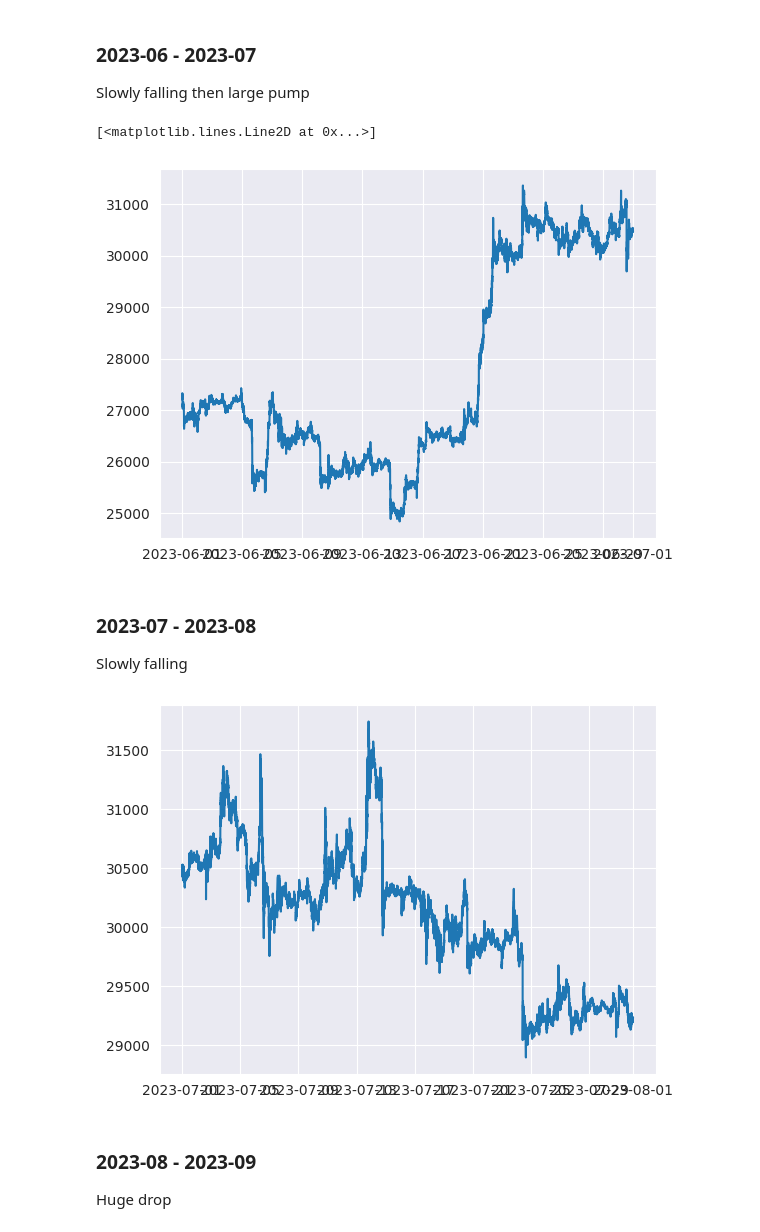
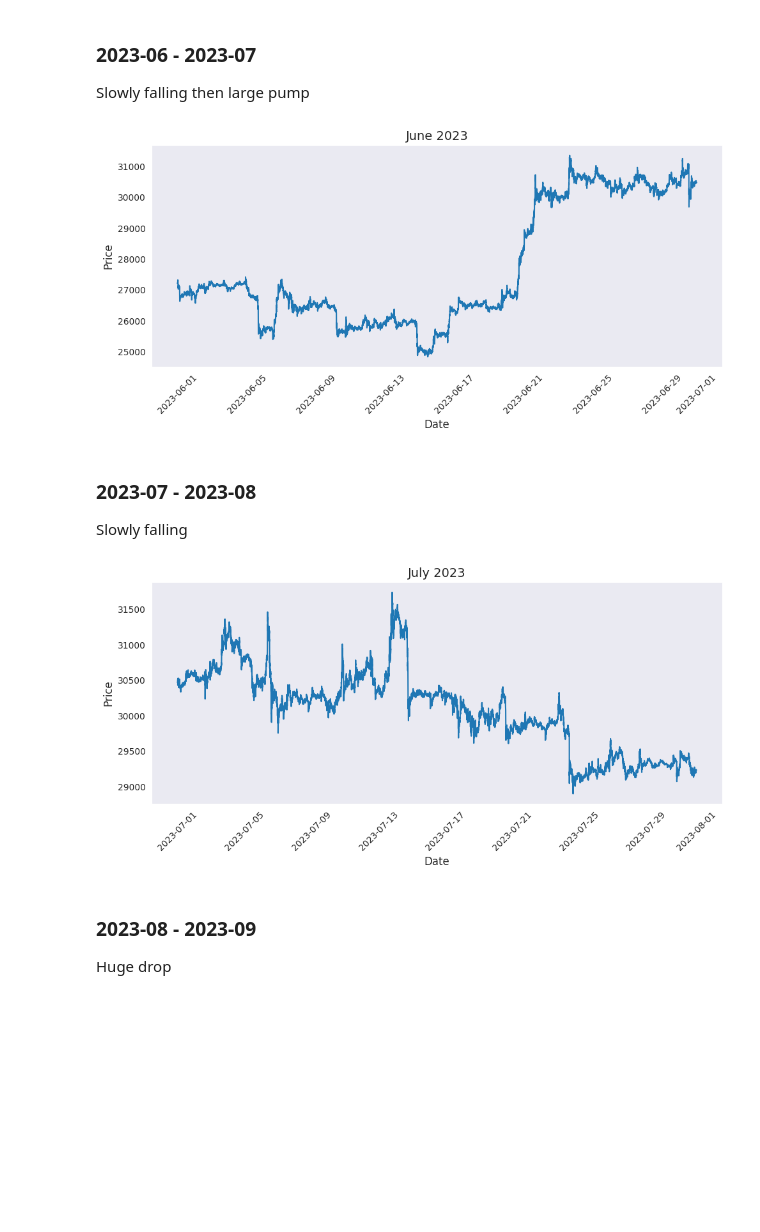
Before and after one commit to Fassty/diploma-thesis, a Jupyter notebook: notebooks/Data preprocessing.ipynb, the cells around one changed output. Drawn from its saved outputs; the diff is of its cells as text; code cells hidden in the pictures; blank space fills up the shorter version.

```diff
--- a/notebooks/Data preprocessing.ipynb
+++ b/notebooks/Data preprocessing.ipynb
@@ -50,10 +50,21 @@ start_ts = int(start_time.timestamp())
 end_time = pd.to_datetime('2023-07-01') + pd.Timedelta(minutes=1)
 end_ts = int(end_time.timestamp())
 # %%
+plt.figure(figsize=(10, 5))
 plt.plot(vwap_df.loc[start_time:end_time]['price'])
+plt.xlabel('Date', fontsize=12)
+plt.ylabel('Price', fontsize=12)
+plt.grid(False)
+plt.xticks(fontsize=10, rotation=45)
+plt.yticks(fontsize=10)
+plt.title('June 2023', fontsize=14)
+plt.tight_layout()
+plt.savefig('../data/june_2023.png')
+plt.savefig('../data/june_2023.pdf')
+plt.show()
+plt.close()
 # %% [output]
-[<matplotlib.lines.Line2D at 0x...>]
-[figure, old version]
+[figure, new version]
 # %%
 eval_data = price_df.loc[:end_ts]
 eval_data.to_hdf('../data/eval_data_june.h5', key='data')
@@ -66,12 +77,24 @@ start_ts = int(start_time.timestamp())
 end_time = pd.to_datetime('2023-08-01') + pd.Timedelta(minutes=1)
 end_ts = int(end_time.timestamp())
 
+plt.figure(figsize=(10, 5))
 plt.plot(vwap_df.loc[start_time:end_time]['price'])
+plt.xlabel('Date', fontsize=12)
+plt.ylabel('Price', fontsize=12)
+plt.grid(False)
+plt.xticks(fontsize=10, rotation=45)
+plt.yticks(fontsize=10)
+plt.title('July 2023', fontsize=14)
+plt.tight_layout()
+plt.savefig('../data/july_2023.png')
+plt.savefig('../data/july_2023.pdf')
+plt.show()
+plt.close()
 
 eval_data = price_df.loc[:end_ts]
 eval_data.to_hdf('../data/eval_data_july.h5', key='data')
 # %% [output]
-[figure, old version]
+[figure, new version]
 # %% [markdown]
 ### 2023-08 - 2023-09
 Huge drop
```
Also changed, not shown: parts of 3 cells of this notebook, 4 other files.
